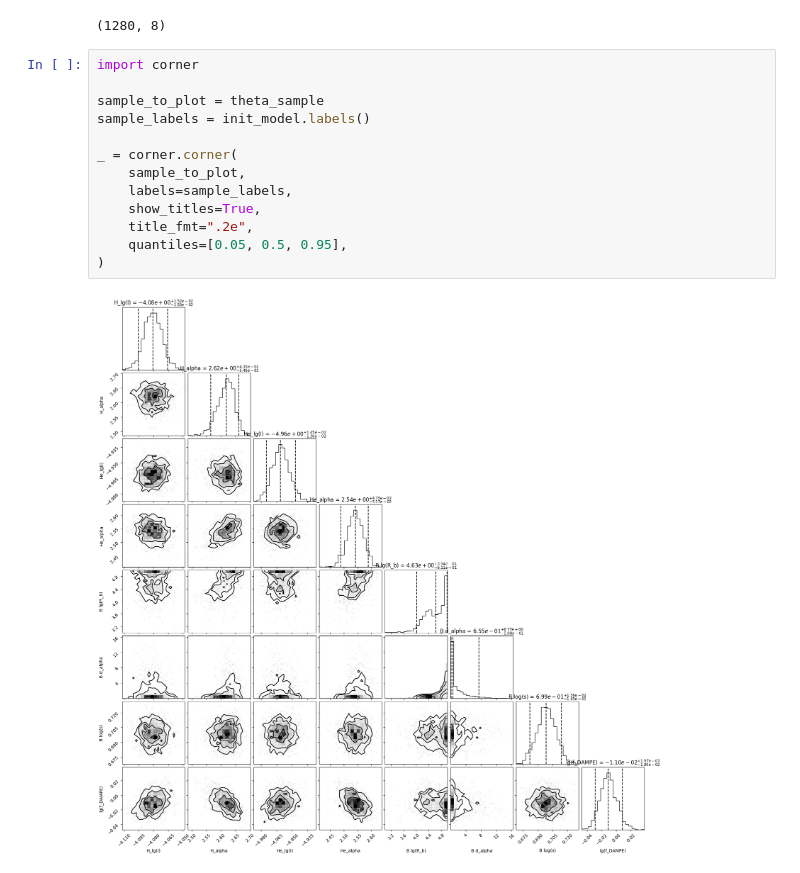
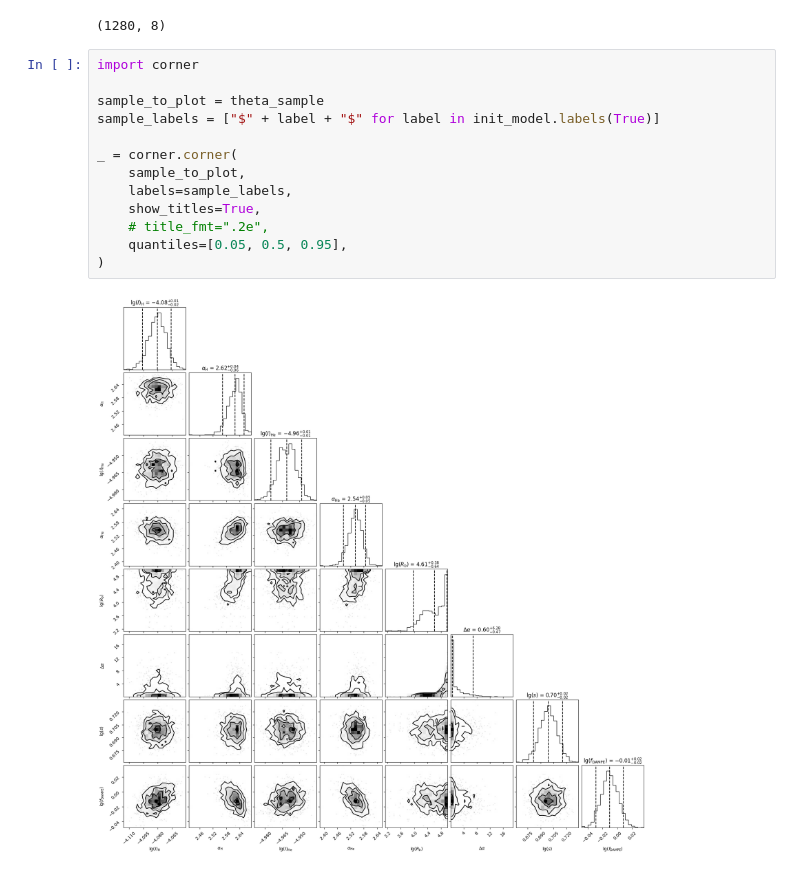
Before and after one commit to nj-vs-vh/EVA, a Jupyter notebook: bayesian.ipynb, the cells around one changed output. Saved outputs shown, nothing was run; the diff lists cells and outputs as text.

```diff
--- a/bayesian.ipynb
+++ b/bayesian.ipynb
@@ -158,18 +158,18 @@ theta_sample.shape
 # %%
 import corner
 
 sample_to_plot = theta_sample
-sample_labels = init_model.labels()
+sample_labels = ["$" + label + "$" for label in init_model.labels(True)]
 
 _ = corner.corner(
     sample_to_plot,
     labels=sample_labels,
     show_titles=True,
-    title_fmt=".2e",
+    # title_fmt=".2e",
     quantiles=[0.05, 0.5, 0.95],
 )
 # %% [output]
-[figure, old version]
+[figure, new version]
 # %%
 _ = Model.unpack(np.median(theta_sample, axis=0), layout_info=config).plot(fit_data, scale=2.7)
 # %% [output]
```
Also changed, not shown: parts of 7 cells of this notebook, 5 other files.
